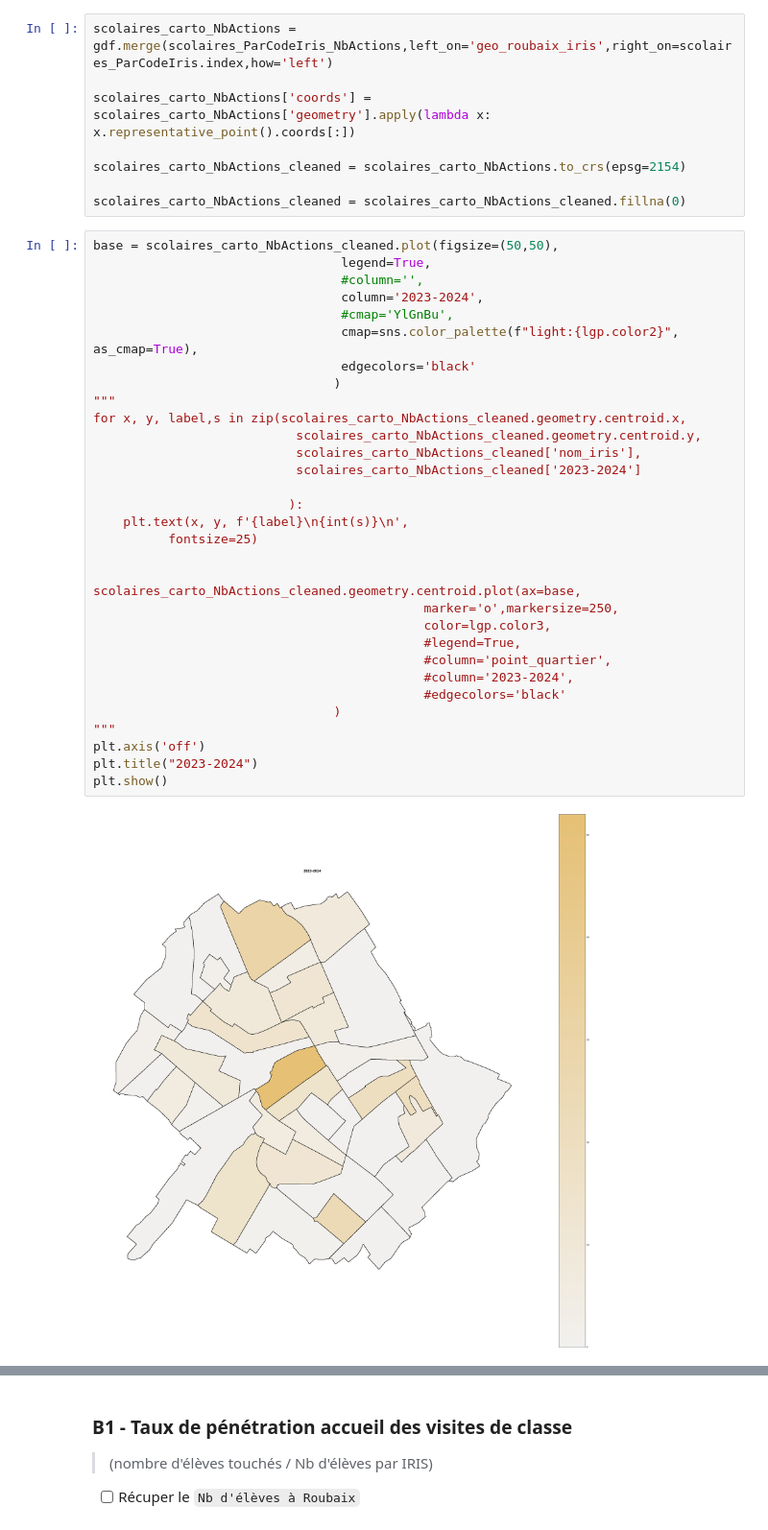
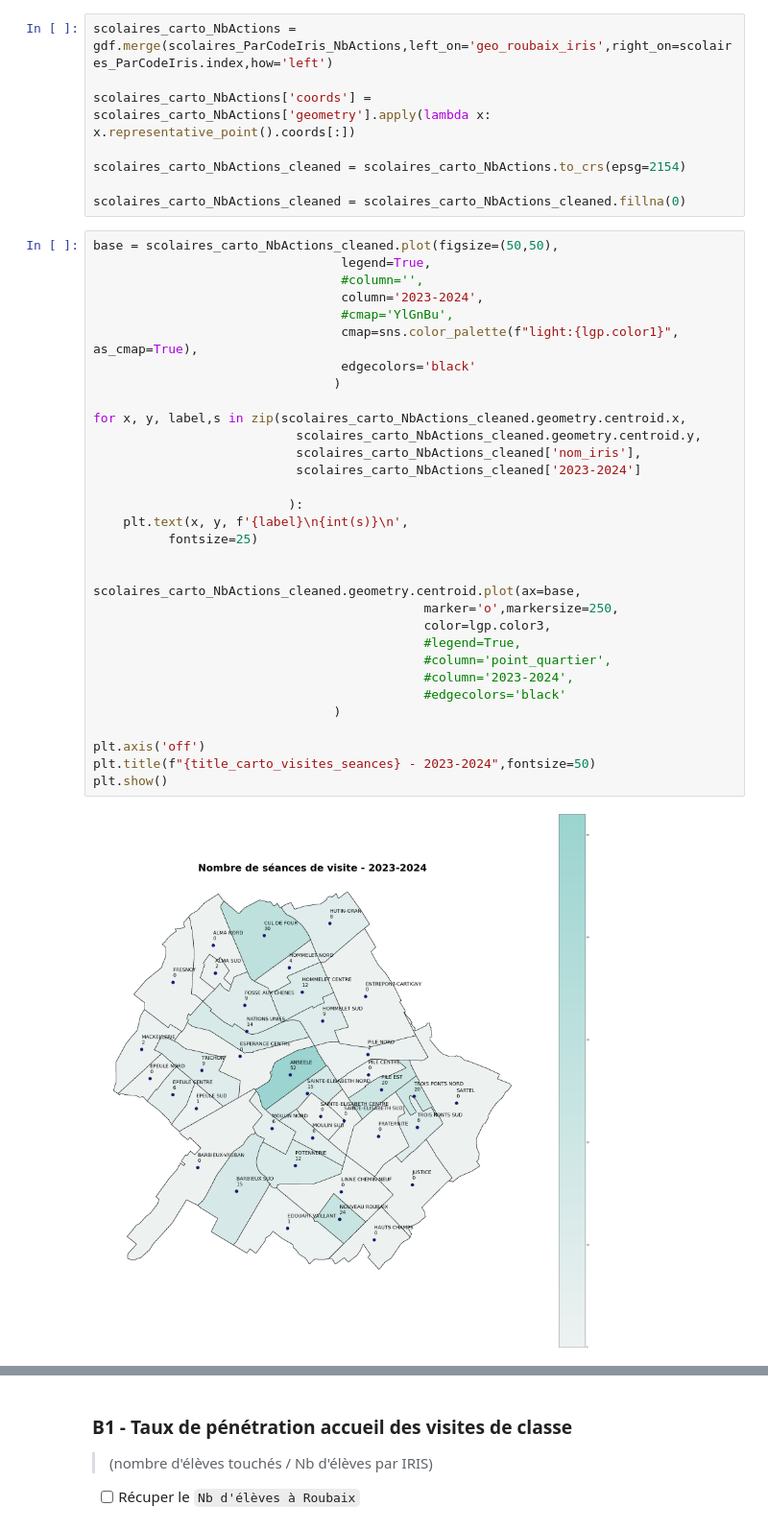
Before and after one commit to medrbx/kibini2, a Jupyter notebook: kibini/notebook_kibini2_med_quels_publics_action_culturelle.ipynb, the cells around one changed output, grey strips where cells are left out. Shown at 96% size. Drawn from its saved outputs; the diff is of its cells as text.

```diff
--- a/kibini/notebook_kibini2_med_quels_publics_action_culturelle.ipynb
+++ b/kibini/notebook_kibini2_med_quels_publics_action_culturelle.ipynb
@@ -900,37 +917,37 @@ scolaires_carto_NbActions_cleaned = scolaires_carto_NbActions_cleaned.fillna(0)
 # %%
 base = scolaires_carto_NbActions_cleaned.plot(figsize=(50,50),
                                  legend=True,
                                  #column='',
                                  column='2023-2024',
                                  #cmap='YlGnBu',
-                                 cmap=sns.color_palette(f"light:{lgp.color2}", as_cmap=True),
+                                 cmap=sns.color_palette(f"light:{lgp.color1}", as_cmap=True),
                                  edgecolors='black'
                                 )
-"""
+
 for x, y, label,s in zip(scolaires_carto_NbActions_cleaned.geometry.centroid.x,
                            scolaires_carto_NbActions_cleaned.geometry.centroid.y,
                            scolaires_carto_NbActions_cleaned['nom_iris'],
                            scolaires_carto_NbActions_cleaned['2023-2024']
 
                           ):
     plt.text(x, y, f'{label}\n{int(s)}\n',
           fontsize=25)
 
 
 scolaires_carto_NbActions_cleaned.geometry.centroid.plot(ax=base,
                                             marker='o',markersize=250,
                                             color=lgp.color3,
                                             #legend=True,
                                             #column='point_quartier',
                                             #column='2023-2024',
                                             #edgecolors='black'
                                 )
-"""
+
 plt.axis('off')
-plt.title("2023-2024")
+plt.title(f"{title_carto_visites_seances} - 2023-2024",fontsize=50)
 plt.show()
 # %% [output]
-[figure, old version]
+[figure, new version]
 # %%
 base = scolaires_carto_NbActions_cleaned.plot(figsize=(50,50),
                                  legend=True,
```
Also changed, not shown: parts of 20 cells of this notebook.
